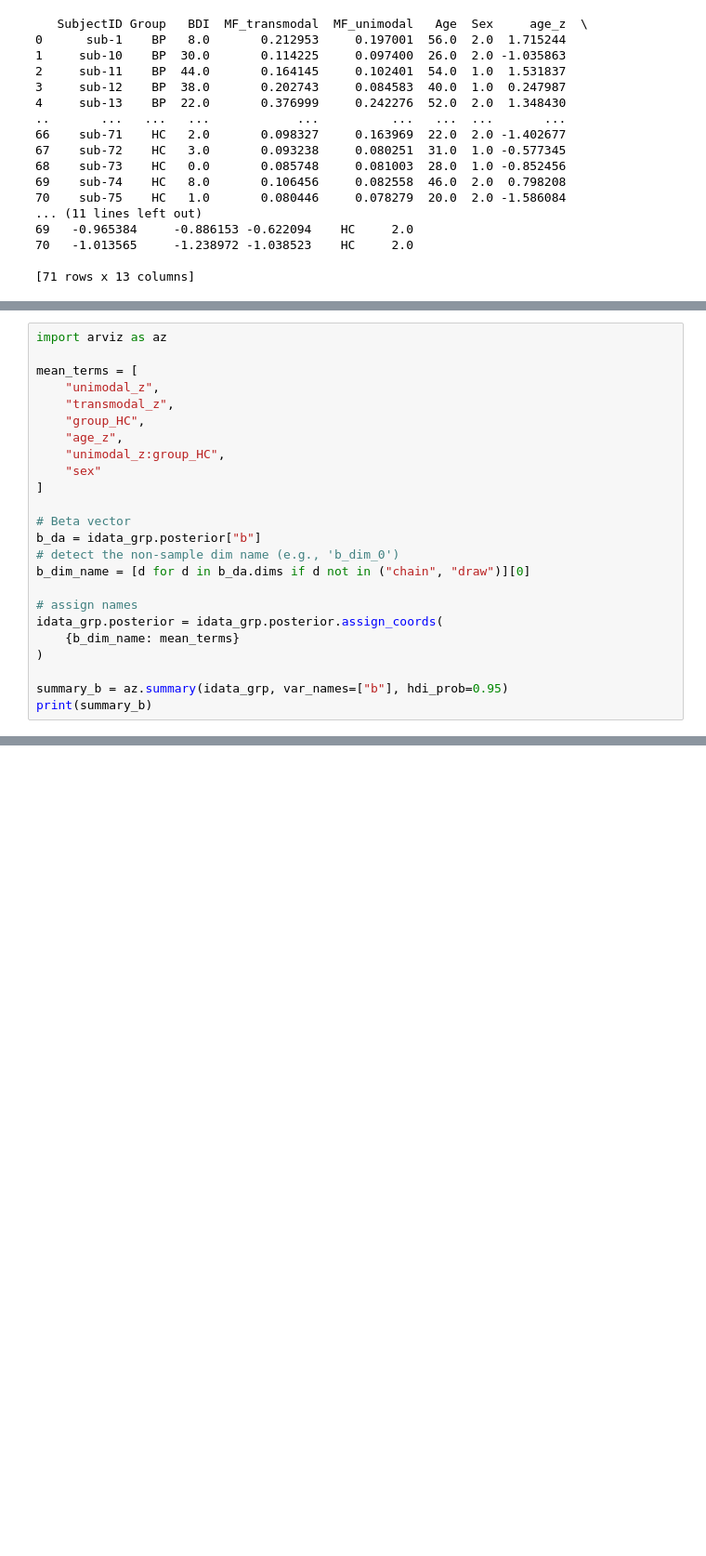
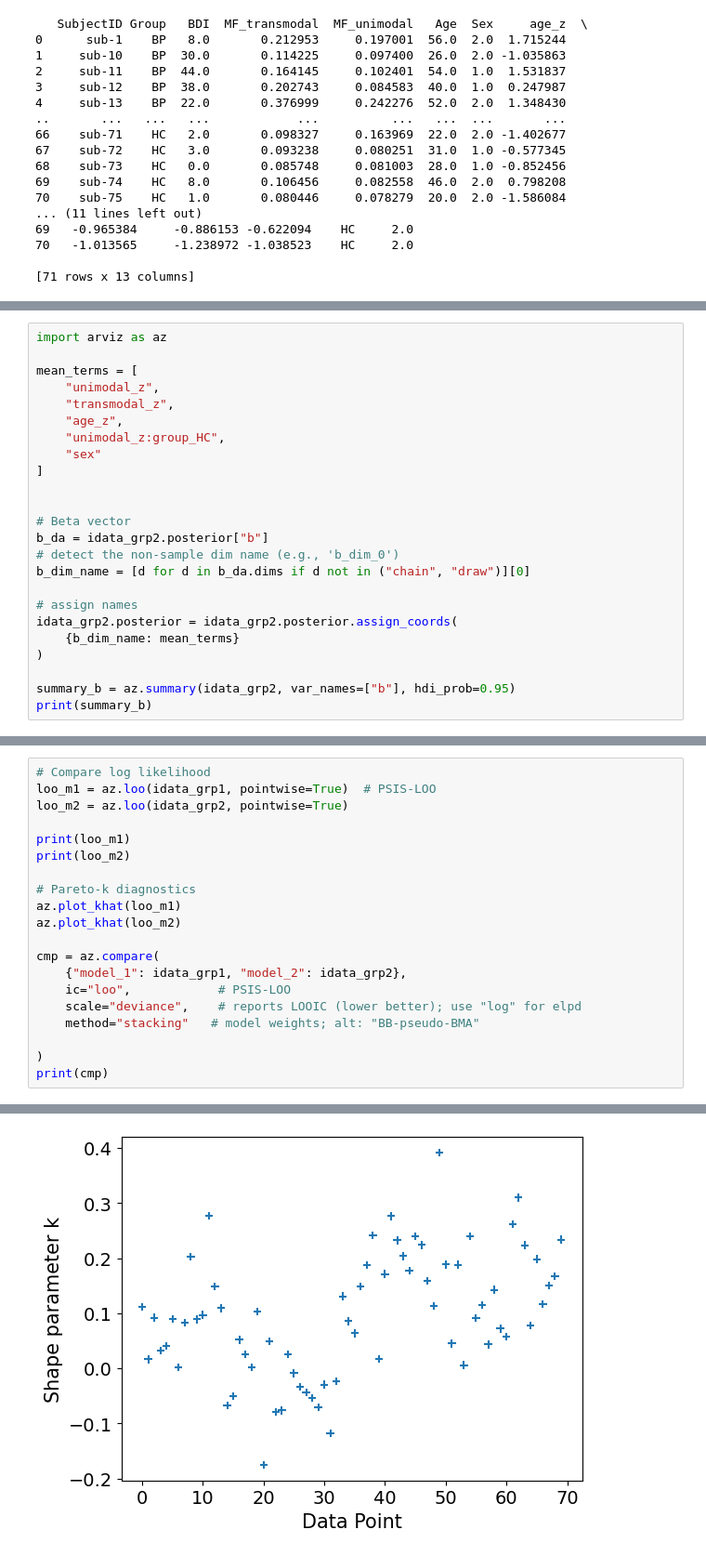
Before and after one commit to kaanka5312/FrequencySliding, a Jupyter notebook: Python/MF.ipynb, the cells around one changed output, grey strips where cells are left out. Shown at 93% size. Cells and saved outputs as stored; diff of their text form; blank space fills up the shorter version.

```diff
--- a/Python/MF.ipynb
+++ b/Python/MF.ipynb
@@ -793,23 +1012,23 @@ import arviz as az
 mean_terms = [
     "unimodal_z",
     "transmodal_z",
-    "group_HC",
     "age_z",
     "unimodal_z:group_HC",
     "sex"
 ]
 
+
 # Beta vector
-b_da = idata_grp.posterior["b"]
+b_da = idata_grp2.posterior["b"]
 # detect the non-sample dim name (e.g., 'b_dim_0')
 b_dim_name = [d for d in b_da.dims if d not in ("chain", "draw")][0]
 
 # assign names
-idata_grp.posterior = idata_grp.posterior.assign_coords(
+idata_grp2.posterior = idata_grp2.posterior.assign_coords(
     {b_dim_name: mean_terms}
 )
 
-summary_b = az.summary(idata_grp, var_names=["b"], hdi_prob=0.95)
+summary_b = az.summary(idata_grp2, var_names=["b"], hdi_prob=0.95)
 print(summary_b)
 # %% [output]
                          mean     sd  hdi_2.5%  hdi_97.5%  mcse_mean  mcse_sd  \
@@ -986,0 +1047,21 @@ After transpose, b_mat shape: (8000, 6)
+# %%
+# Compare log likelihood
+loo_m1 = az.loo(idata_grp1, pointwise=True)  # PSIS-LOO
+loo_m2 = az.loo(idata_grp2, pointwise=True)
+
+print(loo_m1)
+print(loo_m2)
+
+# Pareto-k diagnostics
+az.plot_khat(loo_m1)
+az.plot_khat(loo_m2)
+
+cmp = az.compare(
+    {"model_1": idata_grp1, "model_2": idata_grp2},
+    ic="loo",            # PSIS-LOO
+    scale="deviance",    # reports LOOIC (lower better); use "log" for elpd
+    method="stacking"   # model weights; alt: "BB-pseudo-BMA"
+
+)
+print(cmp)
+# %% [output]
@@ -986,0 +1085 @@ After transpose, b_mat shape: (8000, 6)
+[figure, added]
```
Also changed, not shown: parts of 13 cells of this notebook.
